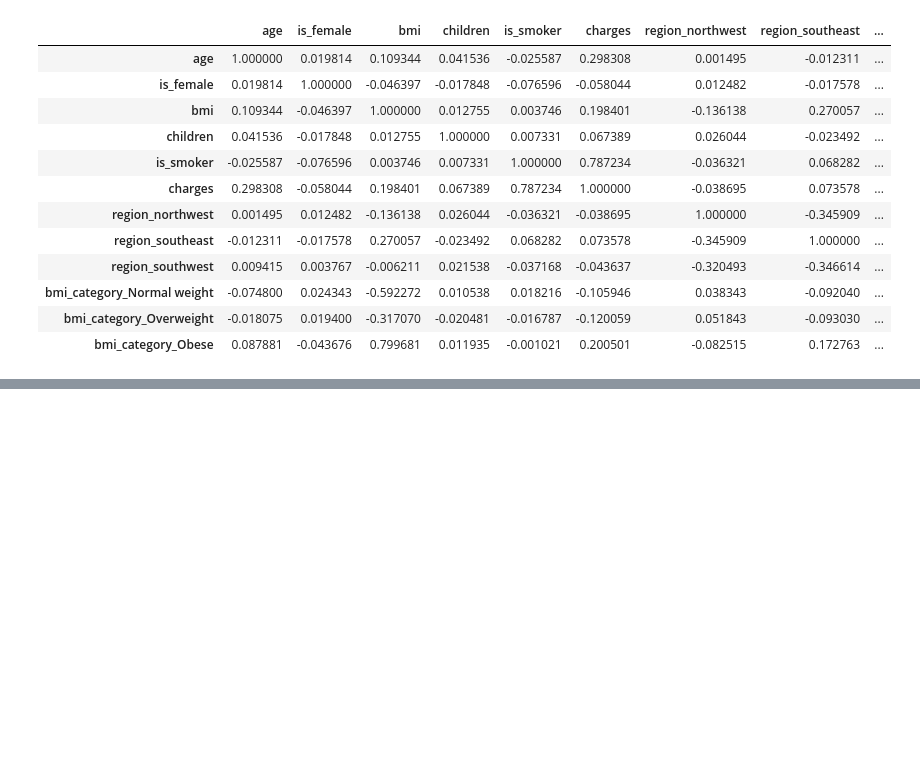
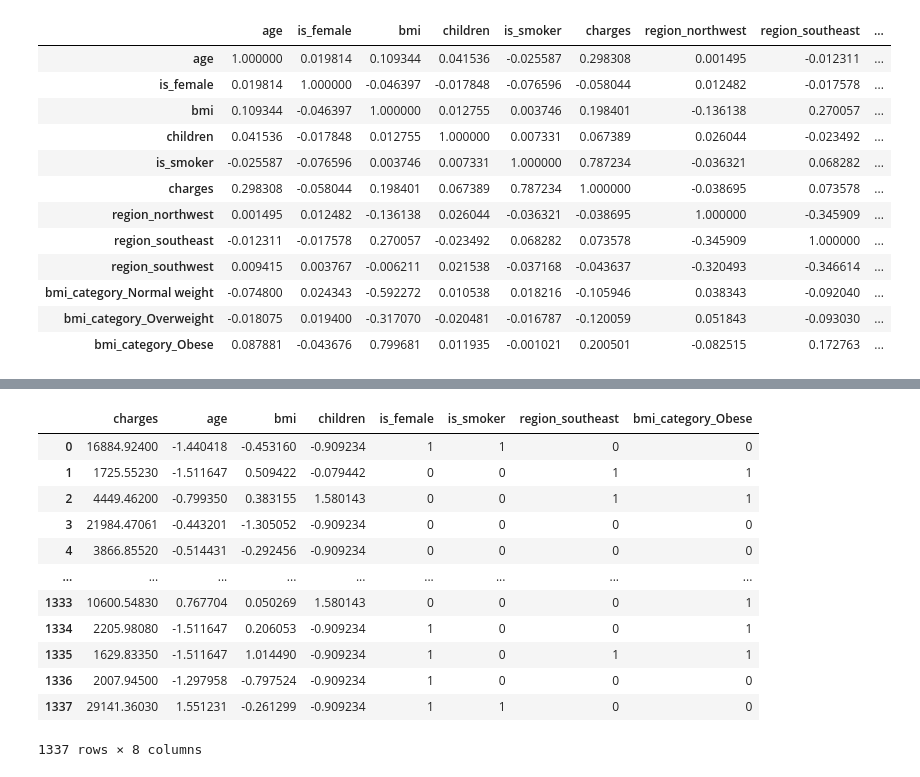
Before and after one commit to code-with-ayyan/Data-Science-practice-projects, a Jupyter notebook: insurance.ipynb, the cells around one changed output, grey strips where cells are left out. Drawn from its saved outputs; the diff is of its cells as text; code cells hidden in the pictures; blank space fills up the shorter version.

```diff
--- a/insurance.ipynb
+++ b/insurance.ipynb
@@ -307,0 +340,2 @@ data_cleaned.corr(numeric_only = True)
+# %%
+data_cleaned['charges_bin'] = pd.qcut(data_cleaned['charges'], q = 4 , labels = False )
@@ -307,0 +377,19 @@ data_cleaned.corr(numeric_only = True)
+# %%
+final_data = data_cleaned[['charges', 'age', 'bmi',
+                           'children', 'is_female', 'is_smoker',
+                           'region_southeast', 'bmi_category_Obese']]
+final_data
+# %% [output]
+|  | charges | age | bmi | children | is_female | is_smoker | region_southeast | bmi_category_Obese |
+| 0 | 16884.92400 | -1.440418 | -0.453160 | -0.909234 | 1 | 1 | 0 | 0 |
+| 1 | 1725.55230 | -1.511647 | 0.509422 | -0.079442 | 0 | 0 | 1 | 1 |
+| 2 | 4449.46200 | -0.799350 | 0.383155 | 1.580143 | 0 | 0 | 1 | 1 |
+| 3 | 21984.47061 | -0.443201 | -1.305052 | -0.909234 | 0 | 0 | 0 | 0 |
+| 4 | 3866.85520 | -0.514431 | -0.292456 | -0.909234 | 0 | 0 | 0 | 0 |
+| ... | ... | ... | ... | ... | ... | ... | ... | ... |
+| 1333 | 10600.54830 | 0.767704 | 0.050269 | 1.580143 | 0 | 0 | 0 | 1 |
+| 1334 | 2205.98080 | -1.511647 | 0.206053 | -0.909234 | 1 | 0 | 0 | 1 |
+| 1335 | 1629.83350 | -1.511647 | 1.014490 | -0.909234 | 1 | 0 | 1 | 1 |
+| 1336 | 2007.94500 | -1.297958 | -0.797524 | -0.909234 | 1 | 0 | 0 | 0 |
+| 1337 | 29141.36030 | 1.551231 | -0.261299 | -0.909234 | 1 | 1 | 0 | 0 |
+1337 rows × 8 columns
```
Also changed, not shown: parts of 4 cells of this notebook.
